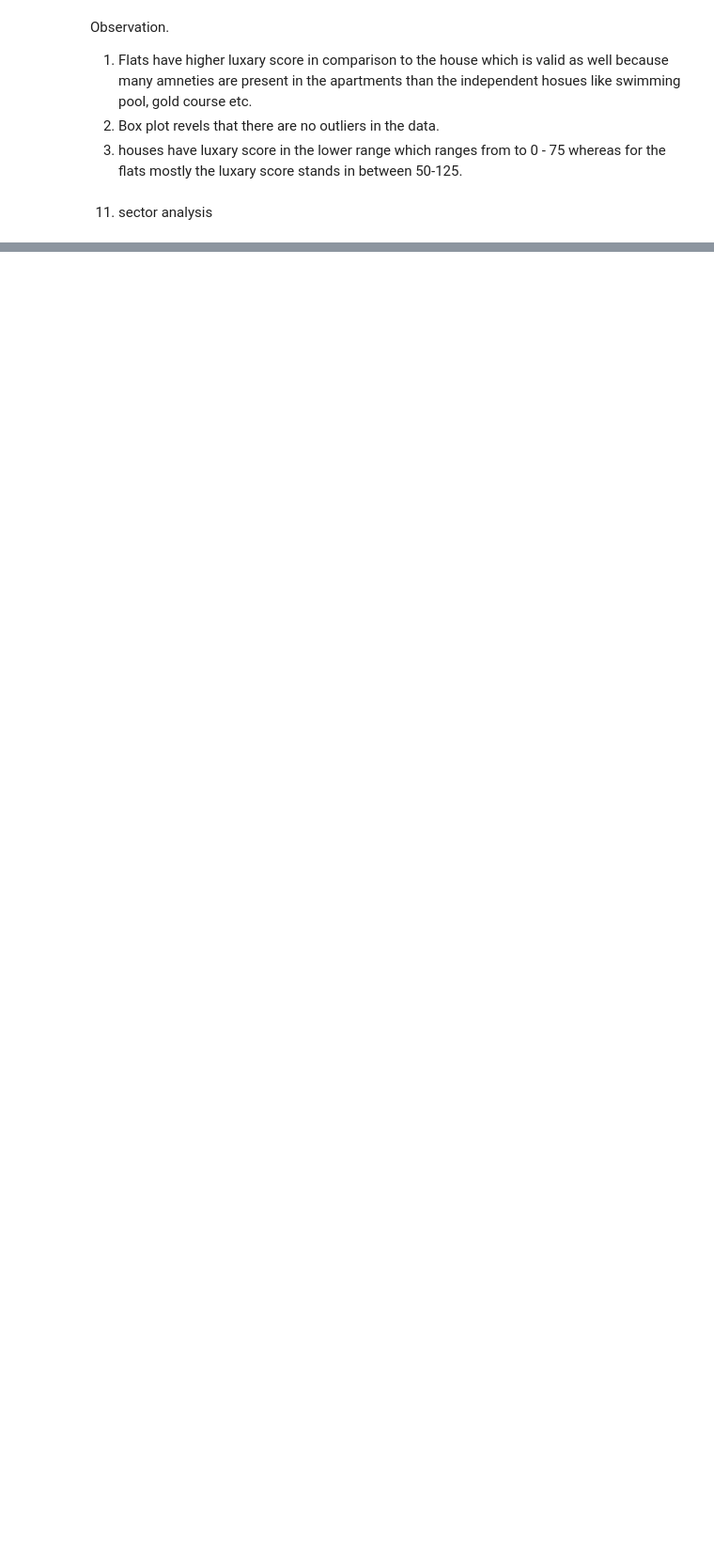
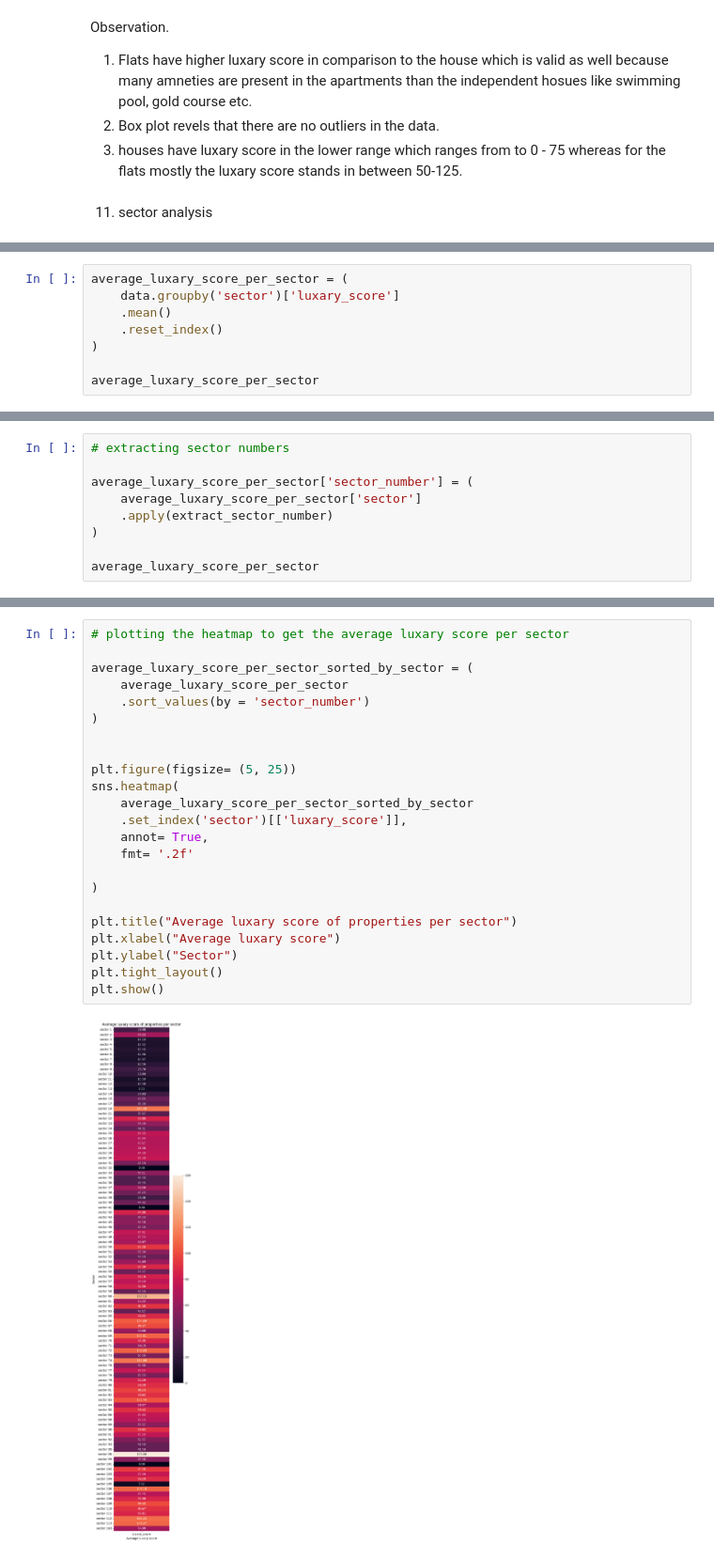
Before and after one commit to abhishek-saurav/real_estate_project, a Jupyter notebook: notebooks/eda_multivariate_analysis.ipynb, the cells around one changed output, grey strips where cells are left out. Shown at 94% size. Cells and saved outputs as stored; diff of their text form; blank space fills up the shorter version.

```diff
--- a/notebooks/eda_multivariate_analysis.ipynb
+++ b/notebooks/eda_multivariate_analysis.ipynb
@@ -318,0 +487,8 @@ Observation.
+# %%
+average_luxary_score_per_sector = (
+    data.groupby('sector')['luxary_score']
+    .mean()
+    .reset_index()
+)
+
+average_luxary_score_per_sector
@@ -318,0 +509,9 @@ Observation.
+# %%
+# extracting sector numbers
+
+average_luxary_score_per_sector['sector_number'] = (
+    average_luxary_score_per_sector['sector']
+    .apply(extract_sector_number)
+)
+
+average_luxary_score_per_sector
@@ -318,0 +532,25 @@ Observation.
+# %%
+# plotting the heatmap to get the average luxary score per sector
+
+average_luxary_score_per_sector_sorted_by_sector = (
+    average_luxary_score_per_sector
+    .sort_values(by = 'sector_number')
+)
+
+
+plt.figure(figsize= (5, 25))
+sns.heatmap(
+    average_luxary_score_per_sector_sorted_by_sector
+    .set_index('sector')[['luxary_score']],
+    annot= True,
+    fmt= '.2f'
+
+)
+
+plt.title("Average luxary score of properties per sector")
+plt.xlabel("Average luxary score")
+plt.ylabel("Sector")
+plt.tight_layout()
+plt.show()
+# %% [output]
+[figure, added]
```
Also changed, not shown: parts of 46 cells of this notebook, 5 other files.
